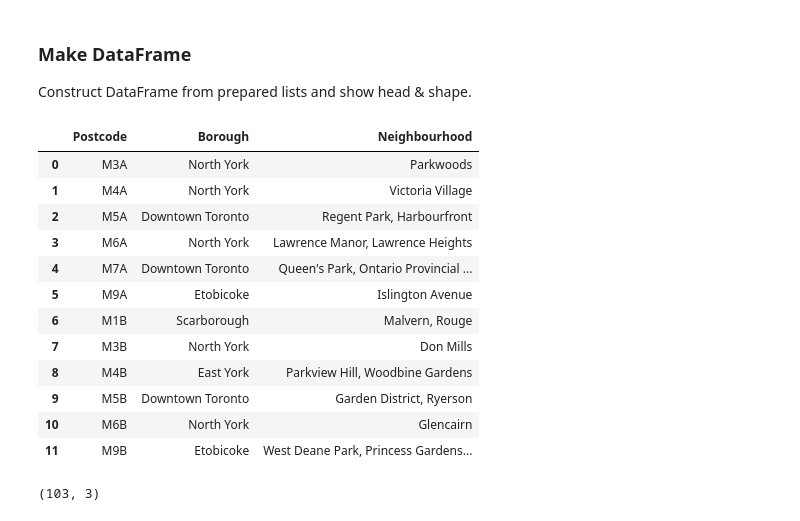
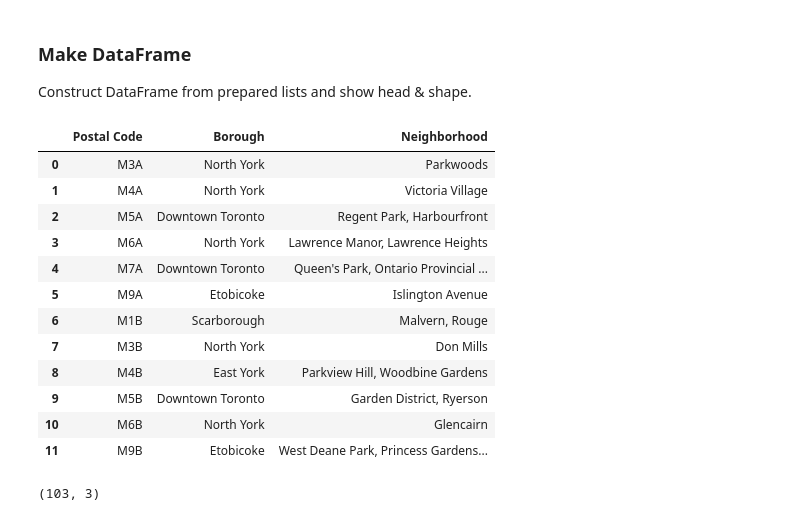
Before and after one commit to DmiProps/Coursera_Capstone, a Jupyter notebook: Segmenting and Clustering Neighborhoods in Toronto.ipynb, the cells around one changed output. Drawn from its saved outputs; the diff is of its cells as text; code cells hidden in the pictures.

```diff
--- a/Segmenting and Clustering Neighborhoods in Toronto.ipynb
+++ b/Segmenting and Clustering Neighborhoods in Toronto.ipynb
@@ -33,16 +33,16 @@ Parse loaded xml-data:
 # %%
 table = soup.find('table')
 
-Postcode      = []
-Borough       = []
-Neighbourhood = []
+Postcode     = []
+Borough      = []
+Neighborhood = []
 
 for tr_cell in table.find_all('tr'):
 
-    Cell_type          = 1
-    Postcode_text      = ''
-    Borough_text       = ''
-    Neighbourhood_text = ''
+    Cell_type         = 1
+    Postcode_text     = ''
+    Borough_text      = ''
+    Neighborhood_text = ''
 
     for td_cell in tr_cell.find_all('td'):
 
@@ -53,30 +53,30 @@ for tr_cell in table.find_all('tr'):
             Borough_text = str(td_cell.text).strip()
 
         if Cell_type == 3:
-            Neighbourhood_text = str(td_cell.text).strip()
+            Neighborhood_text = str(td_cell.text).strip()
 
         Cell_type += 1
 
     if Borough_text == '' or Borough_text == 'Not assigned':
         continue
 
-    if Neighbourhood_text == '':
-        Neighbourhood_text = Borough_var
+    if Neighborhood_text == '':
+        Neighborhood_text = Borough_var
     else:
-        Neighbourhood_text = Neighbourhood_text.replace(' / ', ', ')
+        Neighborhood_text = Neighborhood_text.replace(' / ', ', ')
 
     Postcode.append(Postcode_text)
     Borough.append(Borough_text)
-    Neighbourhood.append(Neighbourhood_text)
+    Neighborhood.append(Neighborhood_text)
 # %% [markdown]
 ### Make DataFrame
 Construct DataFrame from prepared lists and show head & shape.
 # %%
-df_source = pd.DataFrame.from_dict({'Postcode' : Postcode, 'Borough' : Borough, 'Neighbourhood' : Neighbourhood})
+df_source = pd.DataFrame.from_dict({'Postal Code' : Postcode, 'Borough' : Borough, 'Neighborhood' : Neighborhood})
 df_source.to_csv('toronto_postcode.csv')
 df_source.head(12)
 # %% [output]
-|  | Postcode | Borough | Neighbourhood |
+|  | Postal Code | Borough | Neighborhood |
 | 0 | M3A | North York | Parkwoods |
 | 1 | M4A | North York | Victoria Village |
 | 2 | M5A | Downtown Toronto | Regent Park, Harbourfront |
```
Also changed, not shown: parts of 53 cells of this notebook.
